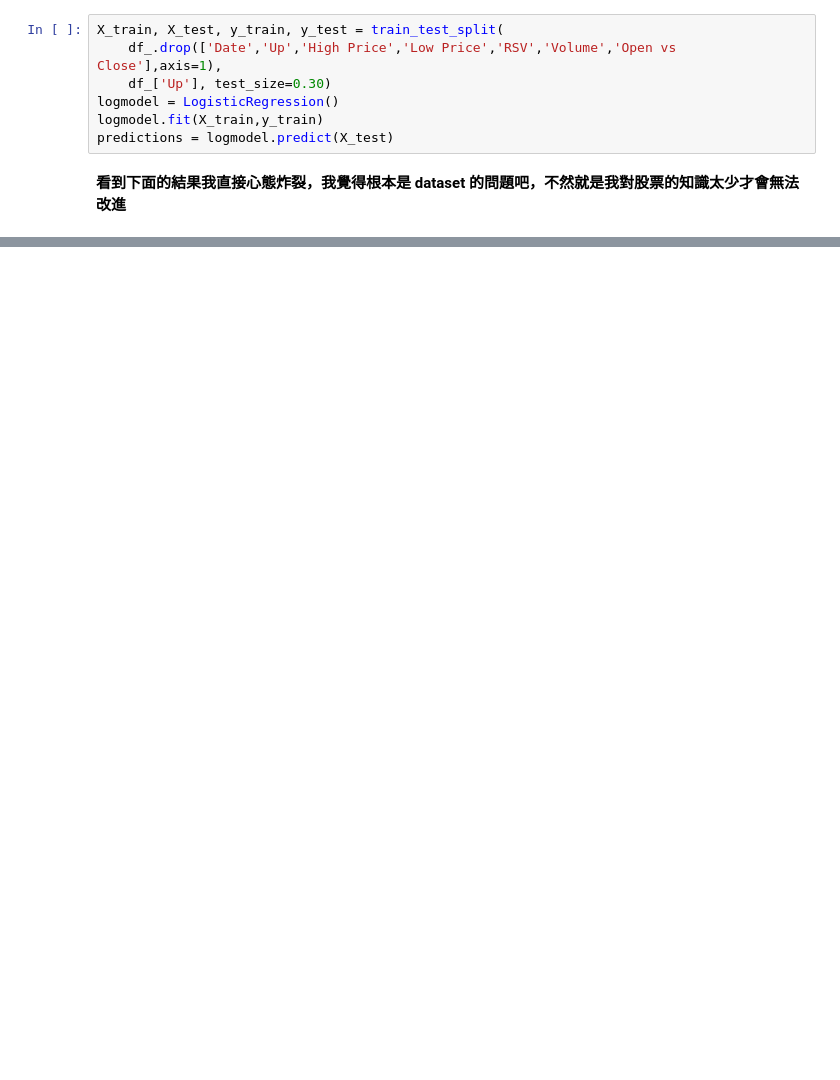
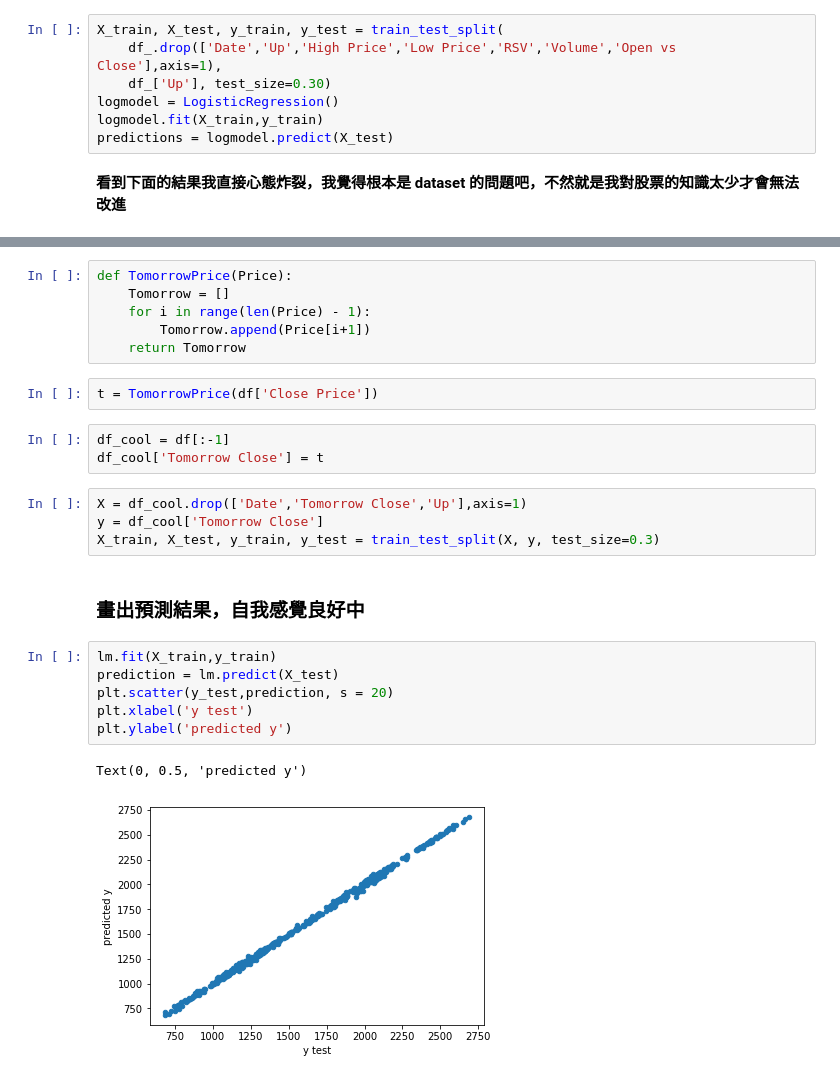
Before and after one commit to ChingChieh/FDA_regression_svm_nn, a Jupyter notebook: Stock up or down.ipynb, the cells around one changed output, grey strips where cells are left out. Cells and saved outputs as stored; diff of their text form; blank space fills up the shorter version.

```diff
--- a/Stock up or down.ipynb
+++ b/Stock up or down.ipynb
@@ -451,0 +460,26 @@ predictions = logmodel.predict(X_test)
+# %%
+def TomorrowPrice(Price):
+    Tomorrow = []
+    for i in range(len(Price) - 1):
+        Tomorrow.append(Price[i+1])
+    return Tomorrow
+# %%
+t = TomorrowPrice(df['Close Price'])
+# %%
+df_cool = df[:-1]
+df_cool['Tomorrow Close'] = t
+# %%
+X = df_cool.drop(['Date','Tomorrow Close','Up'],axis=1)
+y = df_cool['Tomorrow Close']
+X_train, X_test, y_train, y_test = train_test_split(X, y, test_size=0.3)
+# %% [markdown]
+### 畫出預測結果，自我感覺良好中
+# %%
+lm.fit(X_train,y_train)
+prediction = lm.predict(X_test)
+plt.scatter(y_test,prediction, s = 20)
+plt.xlabel('y test')
+plt.ylabel('predicted y')
+# %% [output]
+Text(0, 0.5, 'predicted y')
+[figure, added]
```
Also changed, not shown: parts of 13 cells of this notebook.
